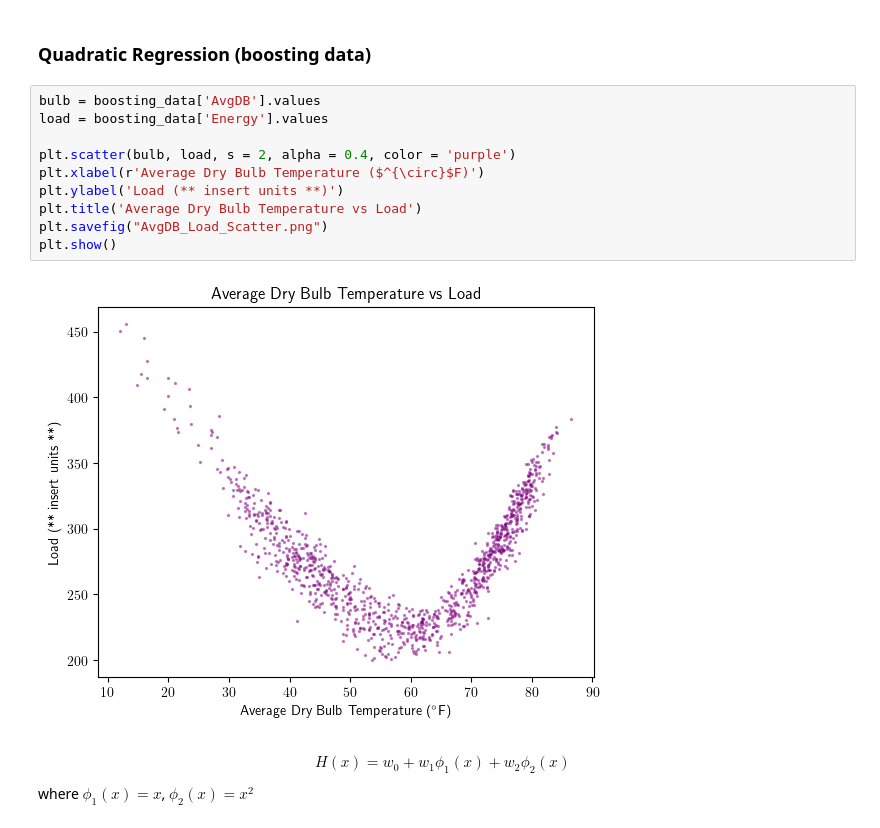
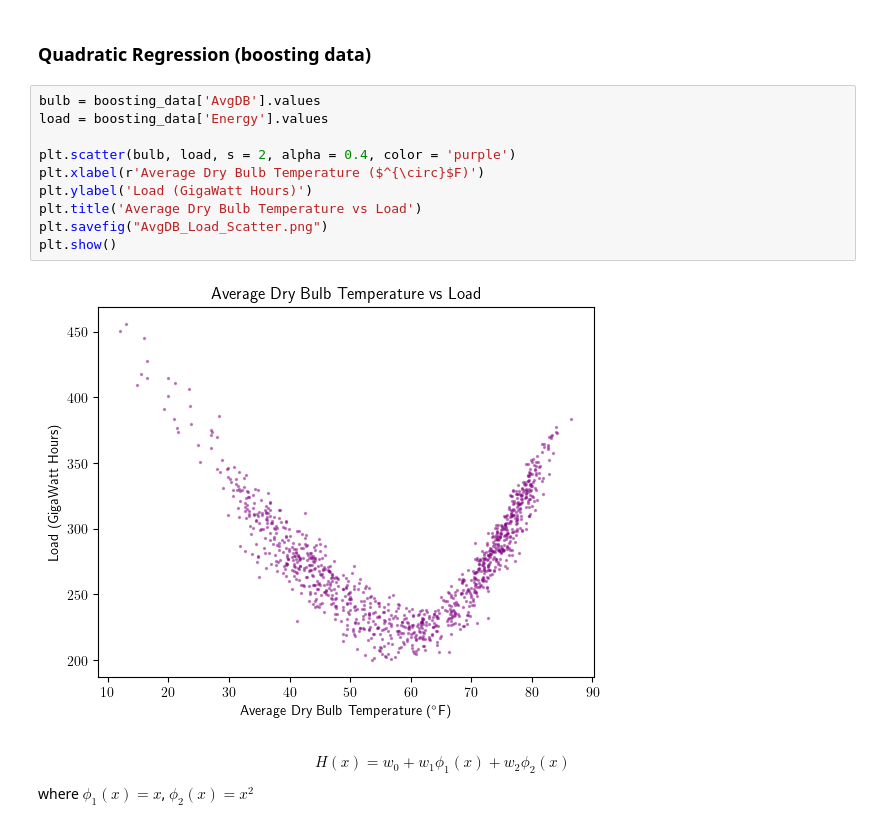
Before and after one commit to jakekosakoff/Physics-139-Final, a Jupyter notebook: Final Project Code/Regression.ipynb, the cells around one changed output. Drawn from its saved outputs; the diff is of its cells as text.

```diff
--- a/Final Project Code/Regression.ipynb
+++ b/Final Project Code/Regression.ipynb
@@ -94,15 +94,15 @@ plt.show()
 # %%
 bulb = boosting_data['AvgDB'].values
 load = boosting_data['Energy'].values
 
 plt.scatter(bulb, load, s = 2, alpha = 0.4, color = 'purple')
 plt.xlabel(r'Average Dry Bulb Temperature ($^{\circ}$F)')
-plt.ylabel('Load (** insert units **)')
+plt.ylabel('Load (GigaWatt Hours)')
 plt.title('Average Dry Bulb Temperature vs Load')
 plt.savefig("AvgDB_Load_Scatter.png")
 plt.show()
 # %% [output]
-[figure, old version]
+[figure, new version]
 # %% [markdown]
 $$H(x) = w_0 + w_1 \phi_1(x) + w_2 \phi_2(x)$$
 where $\phi_1(x) = x$, $\phi_2(x) = x^2$
```
Also changed, not shown: parts of 6 cells of this notebook.
